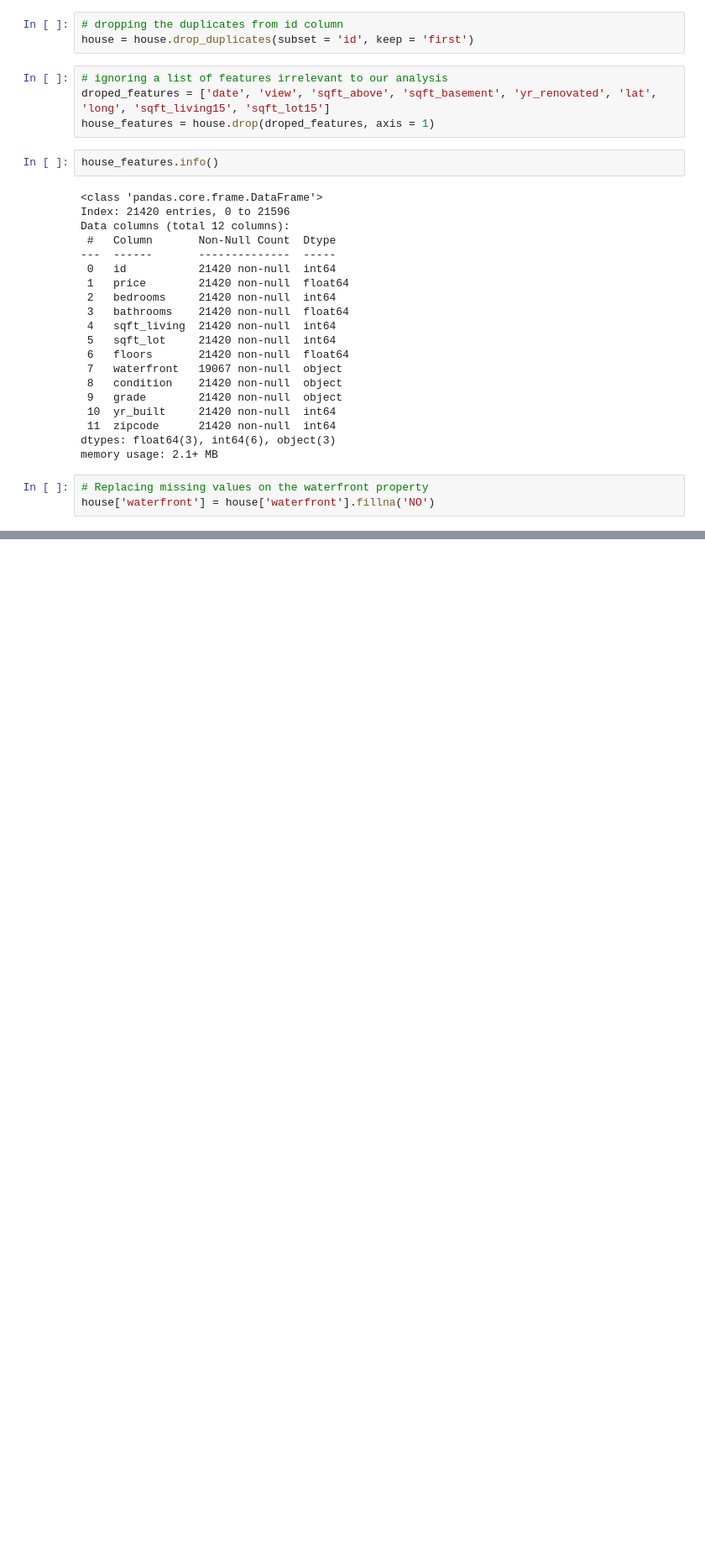
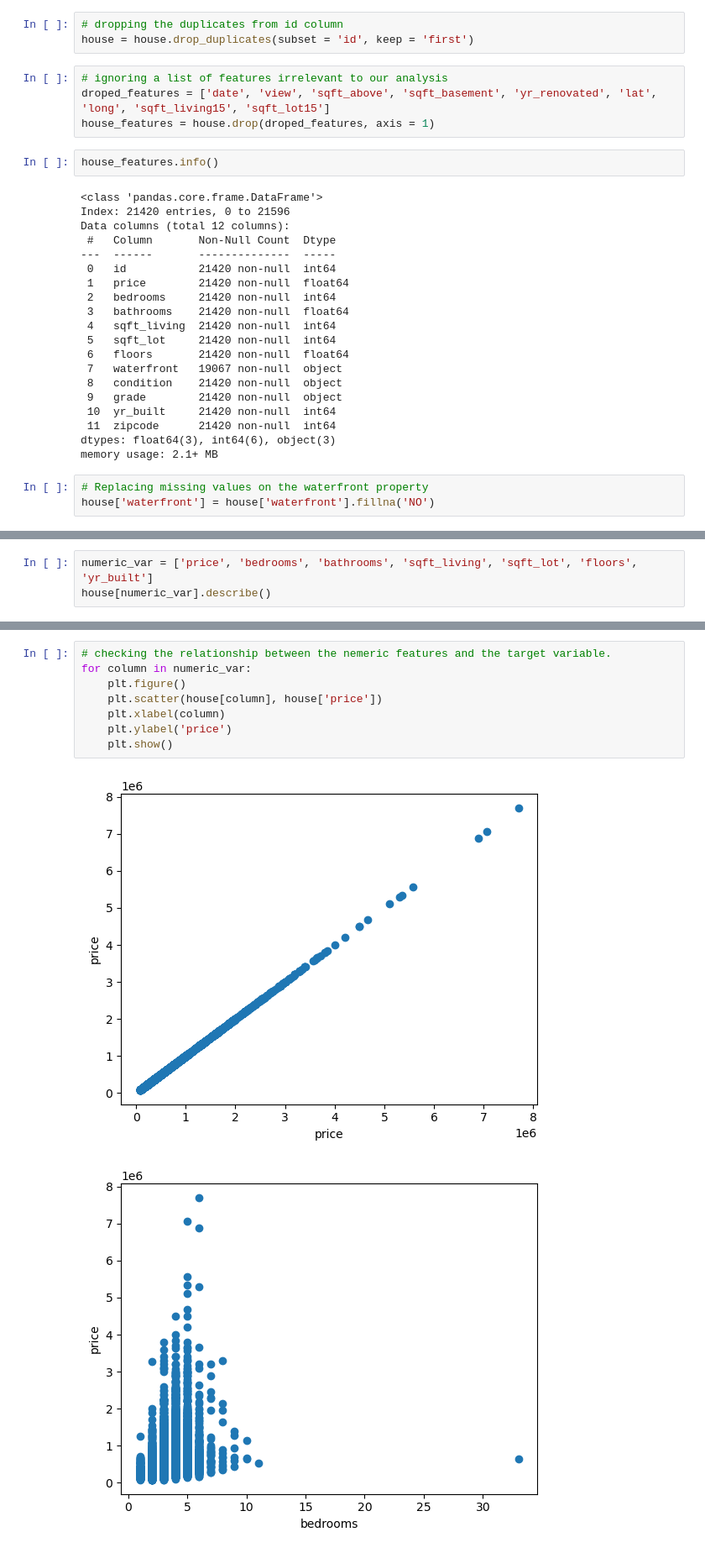
Before and after one commit to FionaNalianya/King-County-House-Sales, a Jupyter notebook: notebook.ipynb, the cells around one changed output, grey strips where cells are left out. Shown: that part at 84% size. Cells and saved outputs as stored; diff of their text form; blank space fills up the shorter version.

```diff
--- a/notebook.ipynb
+++ b/notebook.ipynb
@@ -148,0 +147,3 @@ house['waterfront'] = house['waterfront'].fillna('NO')
+# %%
+numeric_var = ['price', 'bedrooms', 'bathrooms', 'sqft_living', 'sqft_lot', 'floors', 'yr_built']
+house[numeric_var].describe()
@@ -148,0 +160,11 @@ house['waterfront'] = house['waterfront'].fillna('NO')
+# %%
+# checking the relationship between the nemeric features and the target variable.
+for column in numeric_var:
+    plt.figure()
+    plt.scatter(house[column], house['price'])
+    plt.xlabel(column)
+    plt.ylabel('price')
+    plt.show()
+# %% [output]
+[figure, added]
+[figure, added]
```
Also changed, not shown: parts of 18 cells of this notebook.
